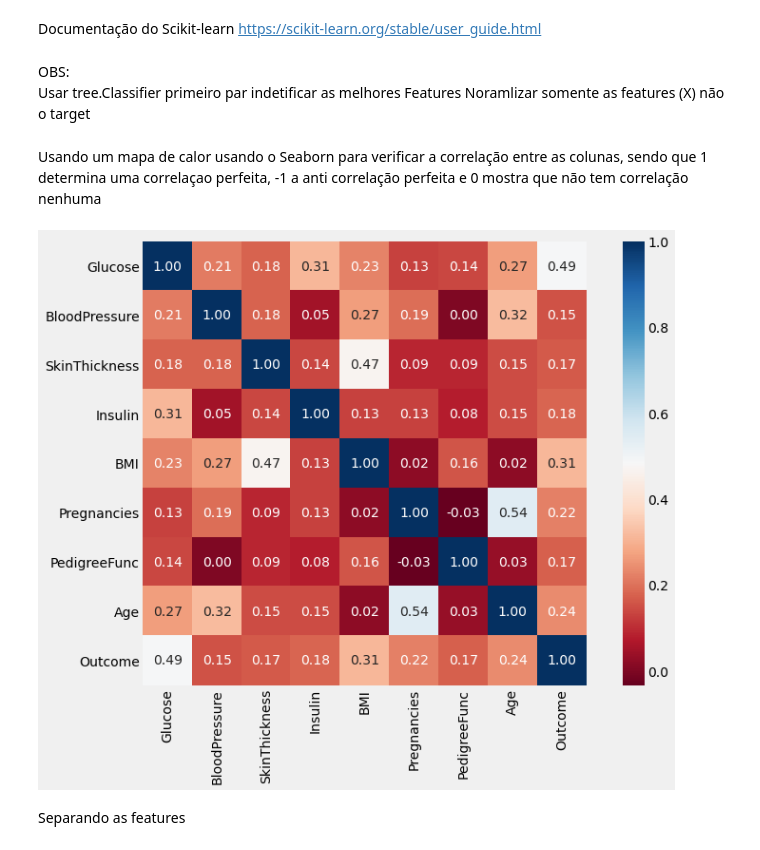
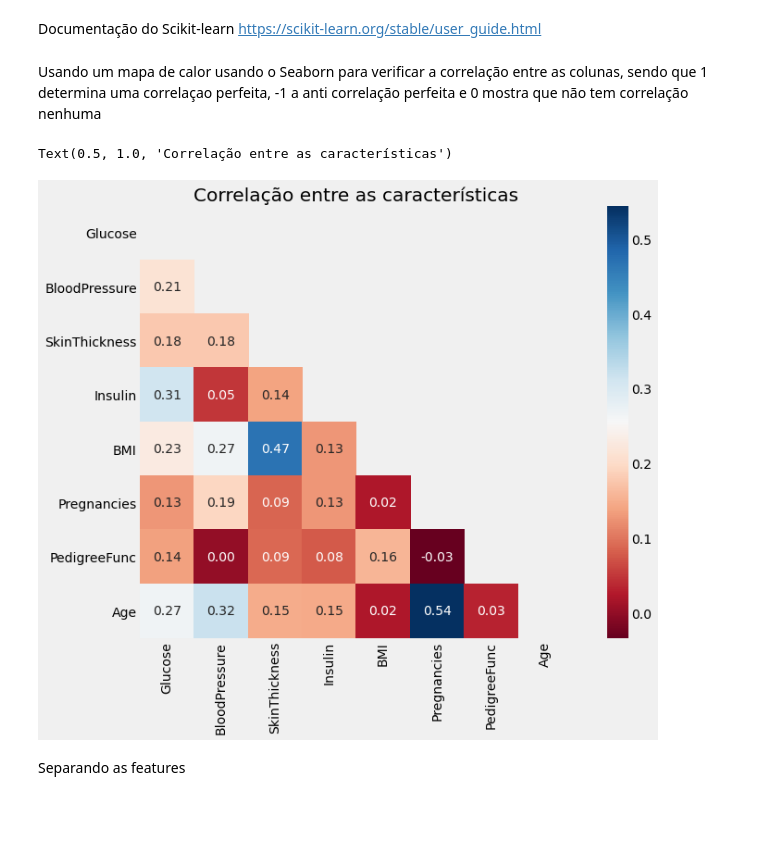
Before and after one commit to allanbraquiel/Dados-Sobre-Diabetes, a Jupyter notebook: Dados_Sobre_Diabetes.ipynb, the cells around one changed output. Saved outputs shown, nothing was run; the diff lists cells and outputs as text; code cells hidden in the pictures; blank space fills up the shorter version.

```diff
--- a/Dados_Sobre_Diabetes.ipynb
+++ b/Dados_Sobre_Diabetes.ipynb
@@ -55,7 +55,7 @@ pio.renderers.default = "colab"
 Aqui definimos o tamanho da imagem a partir da biblioteca pylab
 # %%
 import pylab
-pylab.rcParams['figure.figsize'] = (15.0, 8.0)
+pylab.rcParams['figure.figsize'] = (15.0, 10.0)
 # %% [markdown]
 # Análise exploratória dos dados
 # %% [markdown]
@@ -302,3 +328,5 @@ sns.pairplot(df3)
+# %%
+df3.Outcome = df3.Outcome.astype("category")
 # %% [markdown]
 Este gráfico mostra a relação dos entre as colunas Glucose e Insulin, onde o mais escuro mostra os não diabéticos e o mais claro mostra os diabéticos
 # %%
@@ -331,19 +376,18 @@ sns.distplot(df3.Pregnancies, fit= stats.gausshyper)
 # %% [markdown]
 Documentação do Scikit-learn
 https://scikit-learn.org/stable/user_guide.html
-# %% [markdown]
-OBS:
-Usar tree.Classifier primeiro par indetificar as melhores Features
-Noramlizar somente as features (X) não o target
 # %% [markdown]
 Usando um mapa de calor usando o Seaborn para verificar a correlação entre as colunas, sendo que 1 determina uma correlaçao perfeita, -1 a anti correlação perfeita e 0 mostra que não tem correlação nenhuma
 # %%
 df_correlacao = df3.corr()
+
+mask = np.triu(np.ones_like(df_correlacao, dtype=np.bool))
 plt.figure(figsize=(12, 8))
-sns.heatmap(df_correlacao, cmap='RdBu', fmt='.2f', square=True, linecolor='white', annot=True);
-#plt.show()
+heatmap = sns.heatmap(df_correlacao, annot=True, cmap='RdBu', fmt='.2f', mask=mask, square=True, linecolor="white")
+heatmap.set_title("Correlação entre as características")
 # %% [output]
+Text(0.5, 1.0, 'Correlação entre as características')
-[figure, old version]
+[figure, new version]
 # %% [markdown]
 Separando as features
 # %%
```
Also changed, not shown: parts of 58 cells of this notebook.
